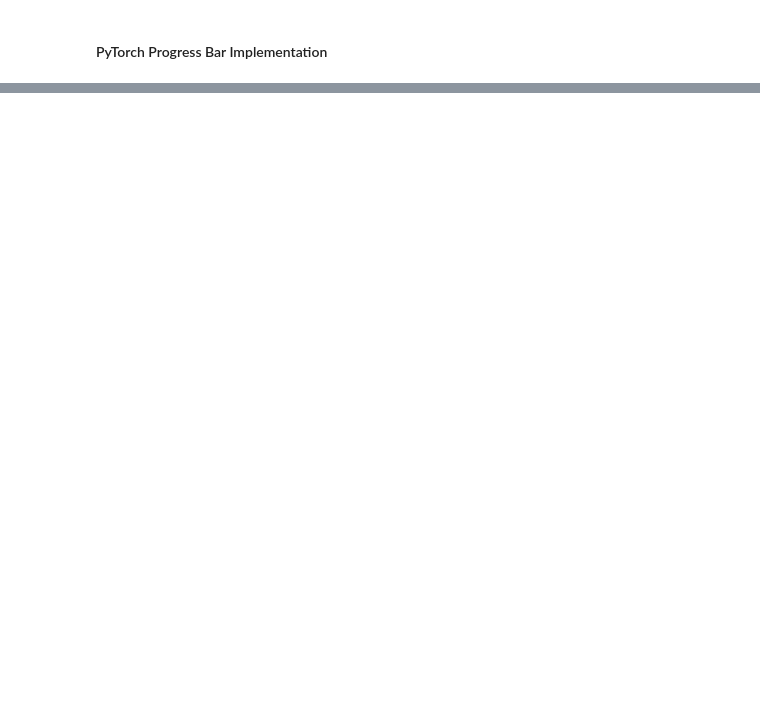
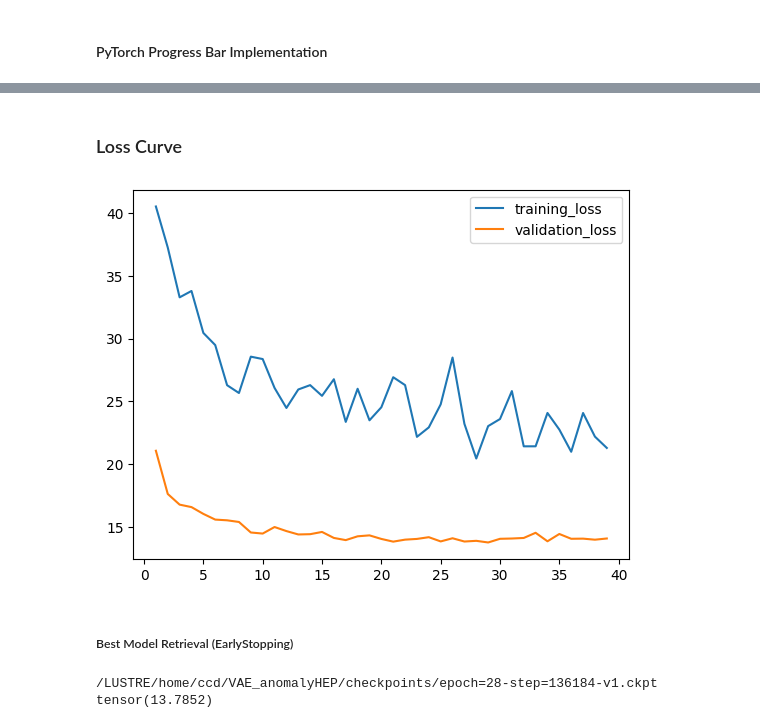
Before and after one commit to castaned/VAE_anomalyHEP, a Jupyter notebook: train_VAEs_pytorch.ipynb, the cells around one changed output, grey strips where cells are left out. Saved outputs shown, nothing was run; the diff lists cells and outputs as text; code cells hidden in the pictures; blank space fills up the shorter version.

```diff
--- a/train_VAEs_pytorch.ipynb
+++ b/train_VAEs_pytorch.ipynb
@@ -287,0 +454,16 @@ NameError: name 'exit' is not defined
+# %%
+vae_train_ds = SensorDataset(X_train)
+vae_valid_ds = SensorDataset(X_valid)
+vae_test_ds = SensorDataset(X_test)
+# %%
+in_dim = ae_train_ds.dataset.shape[1]
+model = VariationalAutoencoder(in_dim)
+
+batch_size = 32
+vae_tdl, vae_vdl = DataLoader(vae_train_ds, batch_size=batch_size, num_workers=4), DataLoader(vae_valid_ds, batch_size=batch_size, num_workers=4)
+
+es = EarlyStopping(monitor="val_loss", mode="min", min_delta=0.00001, patience=10)
+cp = ModelCheckpoint(save_top_k=1, monitor="val_loss", mode="min")
+pb = SimpleProgressBar()
+trainer = L.Trainer(callbacks=[pb, es, cp], max_epochs=1_000, logger=False, enable_checkpointing=True, accelerator="cpu")
+trainer.fit(model, train_dataloaders=vae_tdl, val_dataloaders=vae_vdl)
@@ -287,0 +488,21 @@ NameError: name 'exit' is not defined
+# %% [markdown]
+### Loss Curve
+# %%
+num_iter = len(model.training_losses)
+x = np.linspace(1, num_iter, num_iter)
+fig = plt.figure()
+plt.plot(x, model.training_losses, label="training_loss")
+plt.plot(x, model.validation_losses[1:], label="validation_loss")
+plt.legend()
+plt.show()
+# %% [output]
+[figure, added]
+# %% [markdown]
+##### Best Model Retrieval (EarlyStopping)
+# %%
+print(cp.best_model_path)
+print(cp.best_model_score)
+model = VariationalAutoencoder.load_from_checkpoint(cp.best_model_path)
+# %% [output]
+/LUSTRE/home/ccd/VAE_anomalyHEP/checkpoints/epoch=28-step=136184-v1.ckpt
+tensor(13.7852)
```
Also changed, not shown: parts of 20 cells of this notebook.
